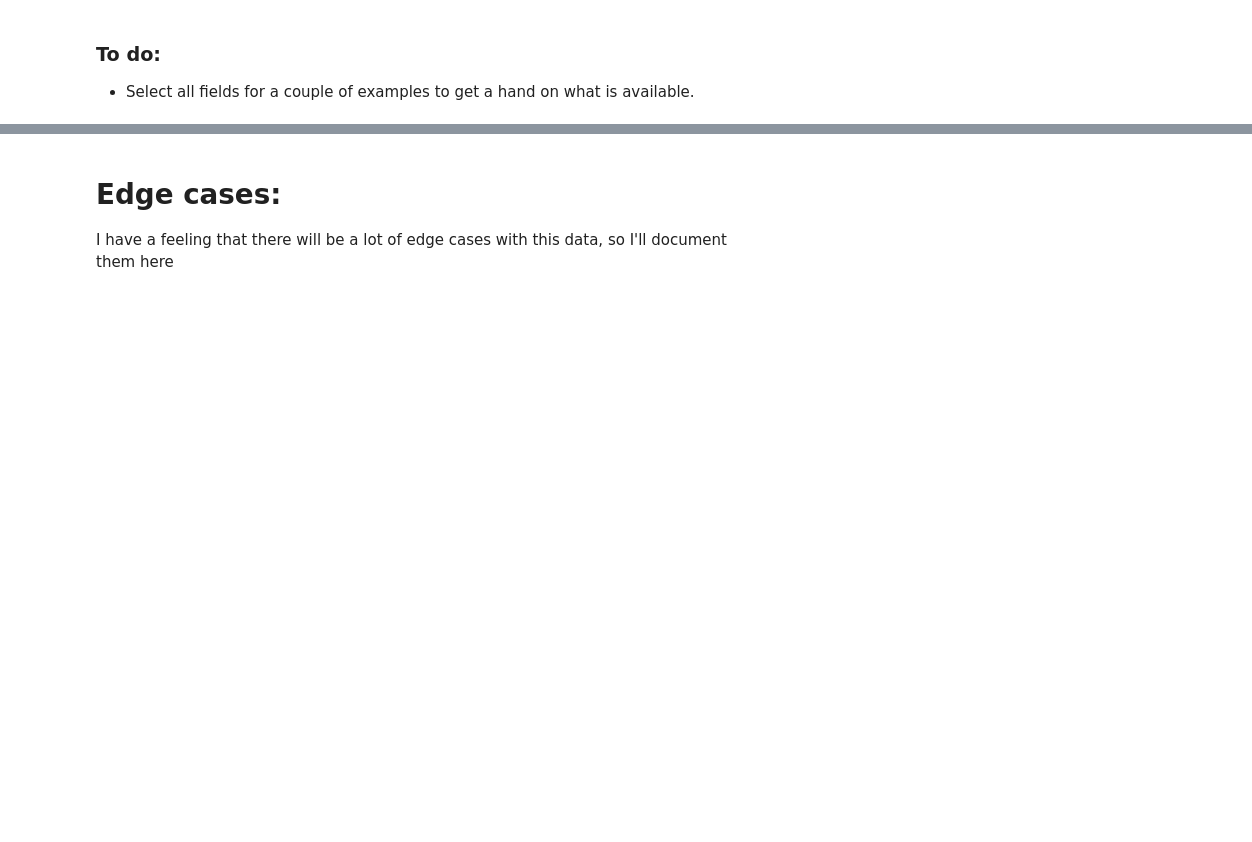
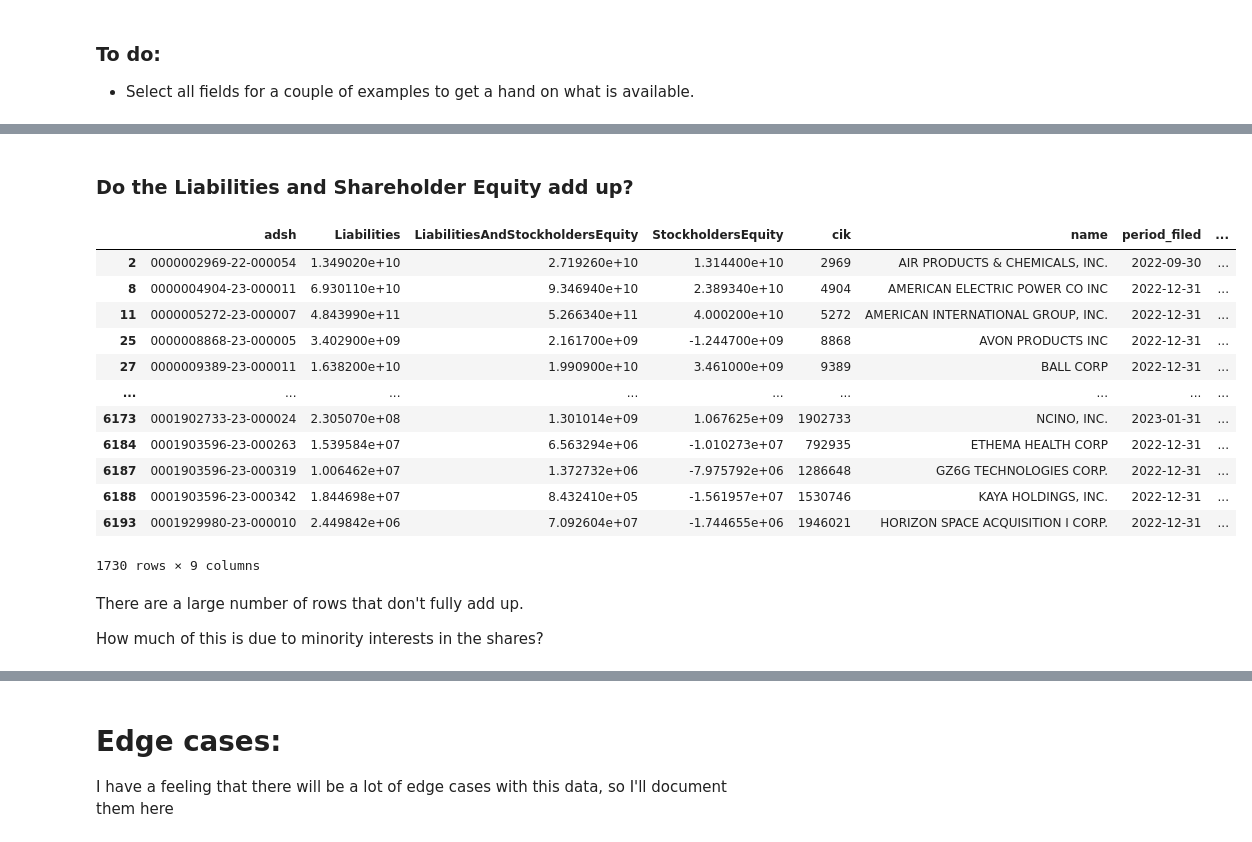
Before and after one commit to lrast/earningsReports, a Jupyter notebook: 0.0.1-data-cleaning.ipynb, the cells around one changed output, grey strips where cells are left out. Drawn from its saved outputs; the diff is of its cells as text; code cells hidden in the pictures; blank space fills up the shorter version.

Commit message:
working: progress toward data imputation

```diff
--- a/0.0.1-data-cleaning.ipynb
+++ b/0.0.1-data-cleaning.ipynb
@@ -165,0 +288,30 @@ get_entries(2022, ['CommonStockMember'])
+# %% [markdown]
+### Do the Liabilities and Shareholder Equity add up?
+# %%
+data = get_data(2022, ['Liabilities', 'LiabilitiesAndStockholdersEquity', 'StockholdersEquity'])
+
+data_entries = data[['Liabilities', 'LiabilitiesAndStockholdersEquity', 'StockholdersEquity']]
+data_entries = data_entries[ ~data_entries.isna().any(axis=1) ]
+# %%
+differences = data_entries['LiabilitiesAndStockholdersEquity'] - data_entries['Liabilities'] - data_entries['StockholdersEquity']
+where = differences[differences != 0].index
+# %%
+data.loc[where]
+# %% [output]
+|  | adsh | Liabilities | LiabilitiesAndStockholdersEquity | StockholdersEquity | cik | name | period_filed | ... |
+| 2 | 0000002969-22-000054 | 1.349020e+10 | 2.719260e+10 | 1.314400e+10 | 2969 | AIR PRODUCTS & CHEMICALS, INC. | 2022-09-30 | ... |
+| 8 | 0000004904-23-000011 | 6.930110e+10 | 9.346940e+10 | 2.389340e+10 | 4904 | AMERICAN ELECTRIC POWER CO INC | 2022-12-31 | ... |
+| 11 | 0000005272-23-000007 | 4.843990e+11 | 5.266340e+11 | 4.000200e+10 | 5272 | AMERICAN INTERNATIONAL GROUP, INC. | 2022-12-31 | ... |
+| 25 | 0000008868-23-000005 | 3.402900e+09 | 2.161700e+09 | -1.244700e+09 | 8868 | AVON PRODUCTS INC | 2022-12-31 | ... |
+| 27 | 0000009389-23-000011 | 1.638200e+10 | 1.990900e+10 | 3.461000e+09 | 9389 | BALL CORP | 2022-12-31 | ... |
+| ... | ... | ... | ... | ... | ... | ... | ... | ... |
+| 6173 | 0001902733-23-000024 | 2.305070e+08 | 1.301014e+09 | 1.067625e+09 | 1902733 | NCINO, INC. | 2023-01-31 | ... |
+| 6184 | 0001903596-23-000263 | 1.539584e+07 | 6.563294e+06 | -1.010273e+07 | 792935 | ETHEMA HEALTH CORP | 2022-12-31 | ... |
+| 6187 | 0001903596-23-000319 | 1.006462e+07 | 1.372732e+06 | -7.975792e+06 | 1286648 | GZ6G TECHNOLOGIES CORP. | 2022-12-31 | ... |
+| 6188 | 0001903596-23-000342 | 1.844698e+07 | 8.432410e+05 | -1.561957e+07 | 1530746 | KAYA HOLDINGS, INC. | 2022-12-31 | ... |
+| 6193 | 0001929980-23-000010 | 2.449842e+06 | 7.092604e+07 | -1.744655e+06 | 1946021 | HORIZON SPACE ACQUISITION I CORP. | 2022-12-31 | ... |
+1730 rows × 9 columns
+# %% [markdown]
+There are a large number of rows that don't fully add up.
+
+How much of this is due to minority interests in the shares?
```
Also changed, not shown: parts of 34 cells of this notebook, 5 other files.
